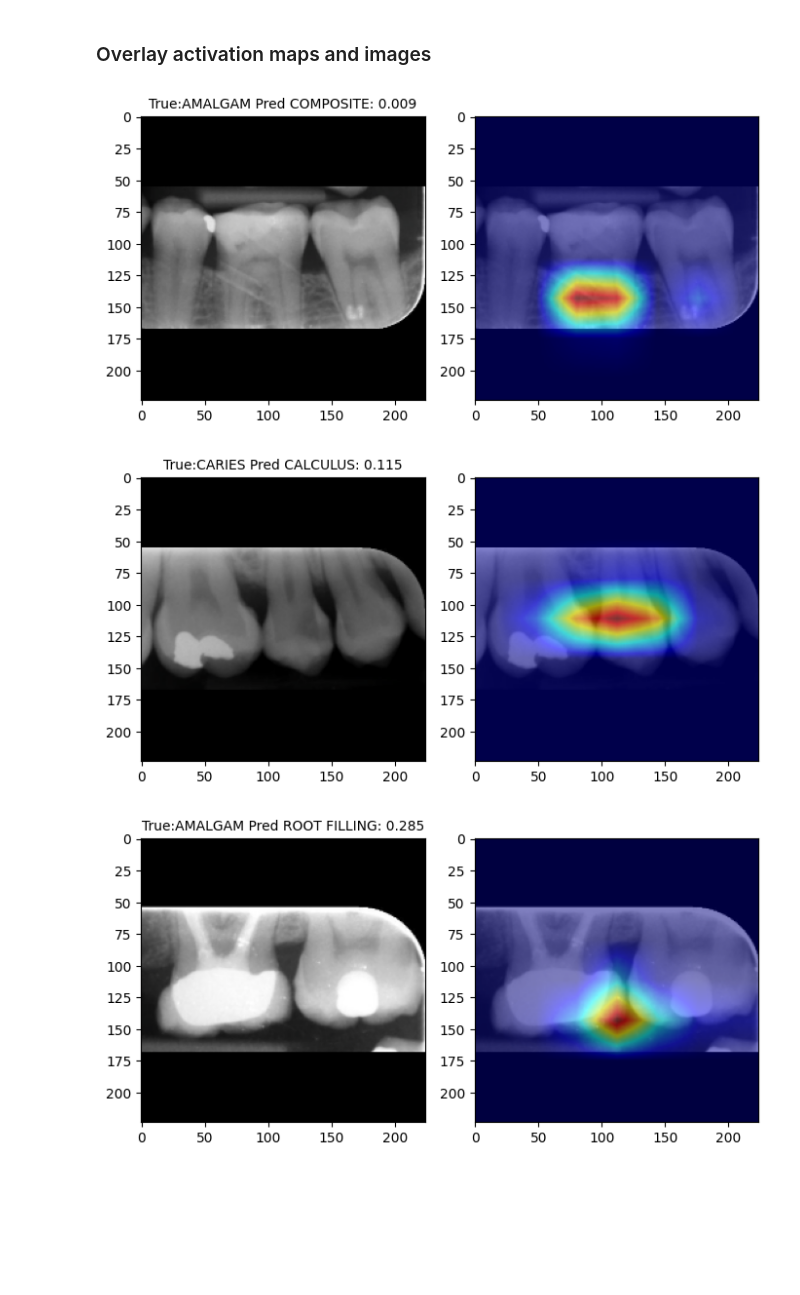
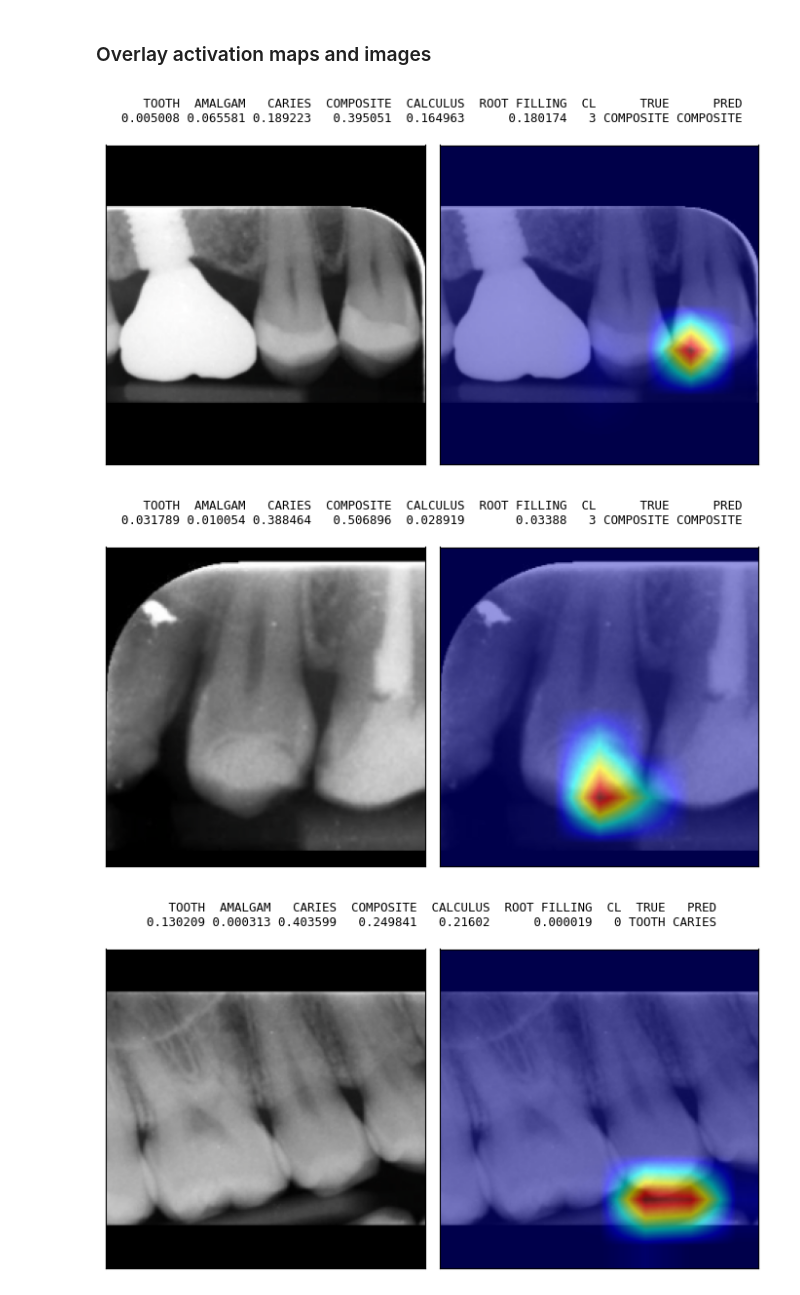
Before and after one commit to ccb-hms/computervision, a Jupyter notebook: notebooks/classification/10_explainable_ai.ipynb, the cells around one changed output. Saved outputs shown, nothing was run; the diff lists cells and outputs as text; code cells hidden in the pictures; blank space fills up the shorter version.

Commit message:
Grad-CAM visualizations

```diff
--- a/notebooks/classification/10_explainable_ai.ipynb
+++ b/notebooks/classification/10_explainable_ai.ipynb
@@ -393,14 +281,22 @@ pred_df = pd.concat(pred_df_batch_list, axis=0, ignore_index=True).\
 # %% [markdown]
 ### Run a batch of test images through the model ###
 # %%
-use_batch = 0
-for i, (image_batch, label_batch) in enumerate(iter(dl_cl)):
+use_batch = 2
+for i, (image_batch, label_batch) in enumerate(iter(dl)):
     if i == use_batch:
         print(f'Extracting batch {use_batch} from the data set')
         # Get the scores
         pred_df_batch = pd.DataFrame(sm(model(image_batch.to(device))).cpu().detach().numpy()).\
-            assign(cl=list(label_batch.detach().numpy()))
+            assign(CL=list(label_batch.detach().numpy()))
         break
+
+# Replace the column names
+cl_list = [id2label.get(i) for i in range(len(id2label))]
+cl_list = [col.upper() for col in cl_list]
+col_list = cl_list.copy()
+col_list.extend(['CL'])
+
+pred_df_batch.columns = col_list
 
 # We need to convert the mean and std into tensors
 image_std = torch.tensor(image_net_std)
@@ -437,8 +334,12 @@ torch_model = model.model
 
 # Target layers
 target_layers = [torch_model.layer4[-1]]
+
+# Ground truth labels
+target_labels = label_batch.numpy().tolist()
+
 print(target_layers)
-targets = [ClassifierOutputTarget(t) for t in pred_labels]
+targets = [ClassifierOutputTarget(t) for t in target_labels]
 
 # Instantiate the GradCAM class
 with GradCAM(model=torch_model, target_layers=target_layers) as cam:
@@ -457,44 +358,44 @@ with GradCAM(model=torch_model, target_layers=target_layers) as cam:
 ### Overlay activation maps and images ###
 # %%
 figsize = (7, 4)
-correct_dir = os.path.join(output_dir, 'correct')
-incorrect_dir = os.path.join(output_dir, 'incorrect')
-Path(correct_dir).mkdir(parents=True, exist_ok=True)
-Path(incorrect_dir).mkdir(parents=True, exist_ok=True)
 
 for idx, img in enumerate(image_list):
 
-    true_label = true_labels[idx]
-    true_name = true_names[idx].upper()
-    pred_label = pred_labels[idx]
-    pred_name = pred_names[idx].upper()
-    pred_score = outputs[idx, true_label]
+    true_cl = target_labels[idx]
+    true_cl_name = id2label.get(true_cl).upper()
+    score_cl = pred_df_batch.loc[pred_df_batch.index==idx]
+    score_cl = score_cl.assign(TRUE=score_cl['CL'].apply(lambda cl: id2label.get(cl).upper()))
+    score_cl_true = score_cl[true_cl_name].values[0]
 
-    img_title = f'True:{true_name} Pred {pred_name}: {pred_score:.3f}'
+    # Add the predicted class to the data frame
+    pred_name = score_cl[cl_list].T.\
+        sort_values(by=idx, ascending=False).\
+        reset_index(drop=False).iloc[0]['index']
+    score_cl = score_cl.assign(PRED=pred_name)
 
-    # Create a file name
-    matched = 'correct' if true_label==pred_label else 'incorrect'
-    img_name = f'{true_name}_{pred_name}_{use_batch}_{idx}.png'
-    if matched=='correct':
-        img_file = os.path.join(correct_dir, img_name)
-    else:
-        img_file = os.path.join(incorrect_dir, img_name)
+    img_title = f'{true_cl_name} Score: {score_cl_true:.3f}'
+    img_name = f'{true_cl_name}_{use_batch}_{str(idx).zfill(2)}.png'
+    img_file = os.path.join(output_dir, img_name)
 
     # Create the overlay image
     vis = show_cam_on_image(img=img,
                             mask=grayscale_cam[idx],
                             use_rgb=True,
                             image_weight=0.5)
 
     # Show the images
     fig, ax = plt.subplots(nrows=1, ncols=2, figsize=figsize)
     ax[0].imshow(img)
     ax[1].imshow(vis)
-    ax[0].set_title(img_title, fontsize=10)
+    # ax[1].set_title(img_title, fontsize=10)
+    ax[0].set(xticks=[], yticks=[])
+    ax[1].set(xticks=[], yticks=[])
     plt.tight_layout()
     plt.subplots_adjust(top=0.999)
+    plt.suptitle(score_cl.to_string(index=False), fontsize=9, family='monospace', y=1.05)
+    plt.savefig(img_file, bbox_inches='tight')
     plt.show()
 # %% [output]
-[figure, old version]
+[figure, new version]
-[figure, old version]
+[figure, new version]
-[figure, old version]
+[figure, new version]
```
Also changed, not shown: parts of 11 cells of this notebook.
